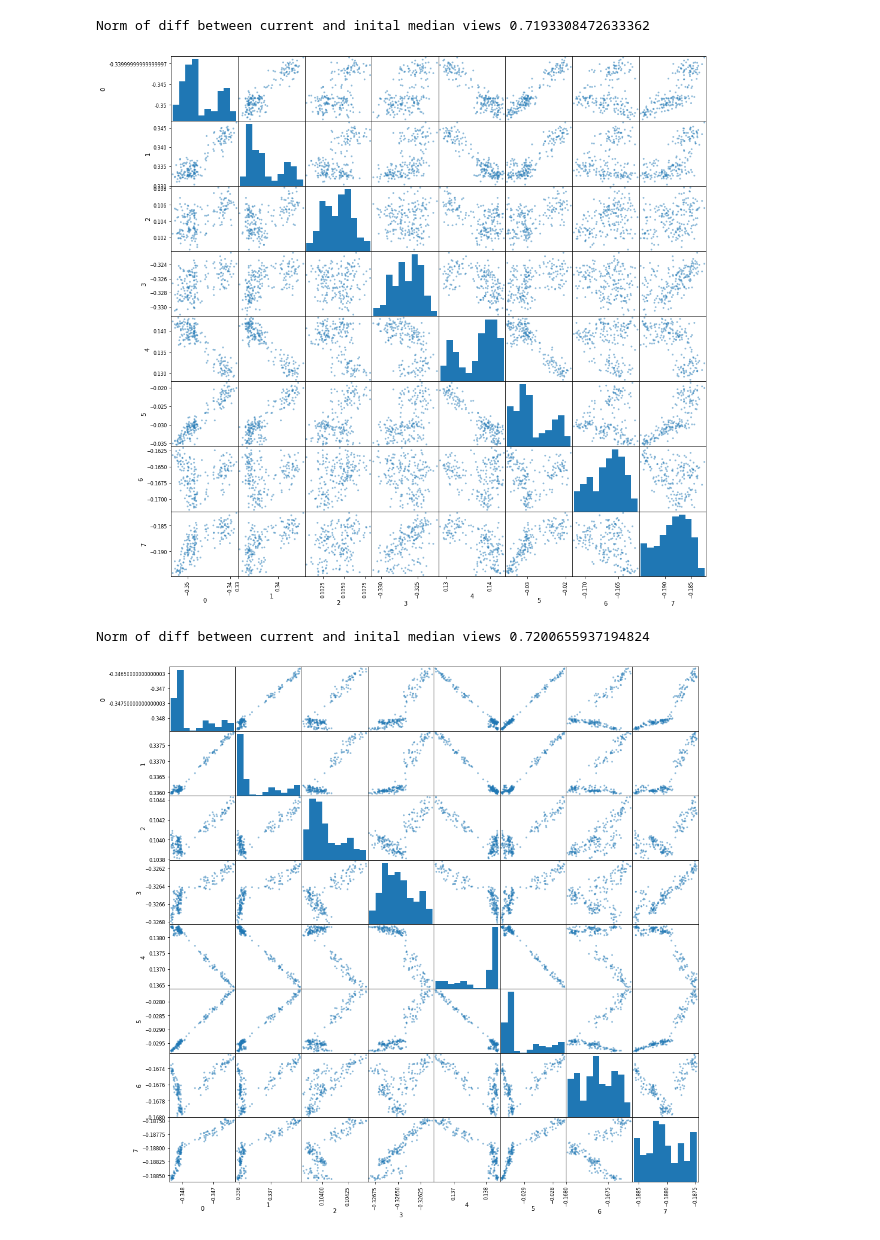
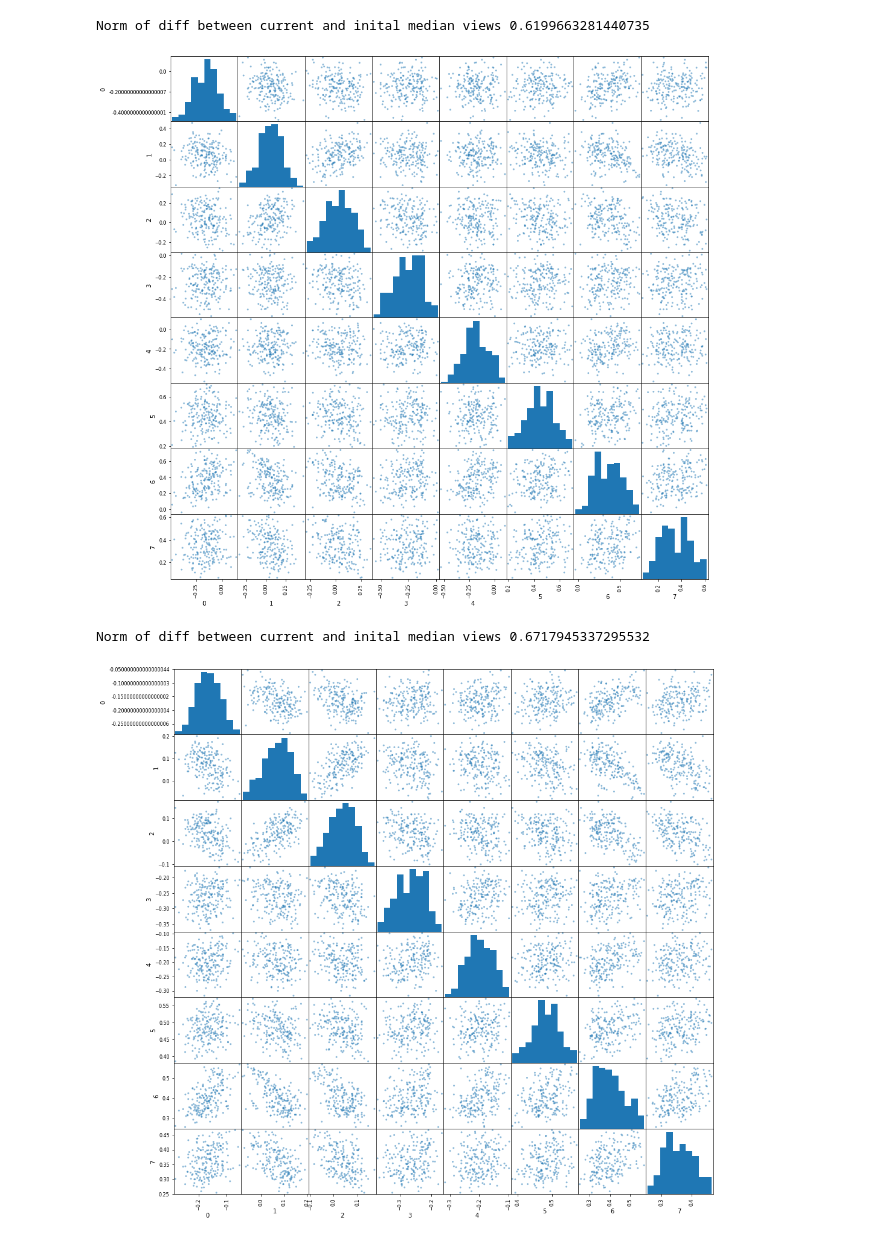
Before and after one commit to e-hall-hoffarth/bayesian_polarisation, a Jupyter notebook: bayesian_polariasation.ipynb, the cells around one changed output. Drawn from its saved outputs; the diff is of its cells as text; code cells hidden in the pictures.

Commit message:
Add outgroup to notebook

```diff
--- a/bayesian_polariasation.ipynb
+++ b/bayesian_polariasation.ipynb
@@ -5,17 +5,15 @@ import numpy as np
 import pandas as pd
 import matplotlib.pyplot as plt
 # %%
-@jax.tree_util.Partial(jax.jit, static_argnums=(2, 3, 4, 5))
-def update_views(i, view_mat, n_agents, n_considered, extreme_bias, dist_ord):
-    js = get_considered(i, key, view_mat, n_agents, n_considered, extreme_bias, dist_ord)
+@jax.tree_util.Partial(jax.jit, static_argnums=(2, 3, 4, 5, 6))
+def update_views(i, view_mat, alpha, n_agents, n_considered, extreme_bias, dist_ord):
+    I = get_ingroup(i, key, view_mat, n_agents, n_considered, extreme_bias, dist_ord)
+    O = get_outgroup(i, key, view_mat, n_agents, n_considered, extreme_bias, dist_ord)
     own_views = view_mat[i]
-    other_views = view_mat[js]
+    ingroup_views = view_mat[I]
+    outgroup_views = view_mat[O]
 
-#     diff = own_views - other_views
-#     prob = 1 - jax.nn.sigmoid(jnp.sum(diff * diff, axis=1)).reshape(-1, 1)
-#     other_views = other_views * prob
-
-    return (own_views + ((jnp.mean(other_views, axis=0) - own_views) / 2))
+    return own_views + ((jnp.mean(ingroup_views, axis=0) - own_views) / 4) - alpha * ((jnp.mean(outgroup_views, axis=0) - own_views) / 4)
 
 
 @jax.jit
@@ -39,10 +37,19 @@ def get_norms(view_mat):
 
 
 @jax.tree_util.Partial(jax.jit, static_argnums=(3, 4, 5, 6))
-def get_considered(i, key, view_mat, n_agents, n_considered, extreme_bias, dist_ord):
+def get_ingroup(i, key, view_mat, n_agents, n_considered, extreme_bias, dist_ord):
     d = get_distances(i, view_mat, n_agents, dist_ord)
     norms = get_norms(view_mat)
     prob = 1/(jnp.power(d, 1.) + 1e-10) * jnp.power(norms, extreme_bias)
+    prob = normalize(prob.at[i].set(0))
+    return jax.random.choice(key, jnp.arange(n_agents), shape=(n_considered,), p=prob, replace=False)
+
+
+@jax.tree_util.Partial(jax.jit, static_argnums=(3, 4, 5, 6))
+def get_outgroup(i, key, view_mat, n_agents, n_considered, extreme_bias, dist_ord):
+    d = get_distances(i, view_mat, n_agents, dist_ord)
+    norms = get_norms(view_mat)
+    prob = jnp.power(d, 2.) * jnp.power(norms, extreme_bias)
     prob = normalize(prob.at[i].set(0))
     return jax.random.choice(key, jnp.arange(n_agents), shape=(n_considered,), p=prob, replace=False)
 
@@ -54,13 +61,13 @@ def randomize(view_mat, n_replace):
     return view_mat
 
 
-def iterate(view_mat, i, n_iter, n_agents, n_considered, n_replace, n_views, extreme_bias, dist_ord):
+def iterate(view_mat, i, alpha, n_iter, n_agents, n_considered, n_replace, n_views, extreme_bias, dist_ord):
     for k in range(n_iter):
         keys = jnp.array([jax.random.PRNGKey(i) for i in np.random.randint(1, 1000000, (n_agents,))])
         if n_replace:
-            view_mat = randomize(jnp.squeeze(jax.vmap(update_views, in_axes=(0, None, None, None, None, None))(jnp.arange(n_agents), view_mat, n_agents, n_considered, extreme_bias, dist_ord)), n_replace)
+            view_mat = randomize(jnp.squeeze(jax.vmap(update_views, in_axes=(0, None, None, None, None, None, None))(jnp.arange(n_agents), view_mat, alpha, n_agents, n_considered, extreme_bias, dist_ord)), n_replace)
         else:
-            view_mat = jnp.squeeze(jax.vmap(update_views, in_axes=(0, None, None, None, None, None))(jnp.arange(n_agents), view_mat, n_agents, n_considered, extreme_bias, dist_ord))
+            view_mat = jnp.squeeze(jax.vmap(update_views, in_axes=(0, None, None, None, None, None, None))(jnp.arange(n_agents), view_mat, alpha, n_agents, n_considered, extreme_bias, dist_ord))
 
 
     fig = pd.plotting.scatter_matrix(pd.DataFrame(view_mat), figsize=(16, 16))
@@ -79,6 +86,7 @@ n_views = 8
 n_iter = 5
 extreme_bias = 1.5
 dist_ord = 1/2
+alpha = 0.2
 
 i = 0
 view_mat = jax.random.normal(key, (n_agents, n_views))
@@ -91,3 +99,3 @@ plt.savefig(f'./latex/images/{n_agents}_{n_considered}_{n_replace}_{n_views}_{i}
 # %%
-view_mat, i = iterate(view_mat, i, n_iter, n_agents, n_considered, n_replace, n_views, extreme_bias, dist_ord)
+view_mat, i = iterate(view_mat, i, alpha, n_iter, n_agents, n_considered, n_replace, n_views, extreme_bias, dist_ord)
 # %% [output]
@@ -96,11 +104,11 @@ Norm of diff between current and inital median views 0.6933799982070923
 # %%
-view_mat, i = iterate(view_mat, i, n_iter, n_agents, n_considered, n_replace, n_views, extreme_bias, dist_ord)
+view_mat, i = iterate(view_mat, i, alpha, n_iter, n_agents, n_considered, n_replace, n_views, extreme_bias, dist_ord)
 # %% [output]
-Norm of diff between current and inital median views 0.7193308472633362
+Norm of diff between current and inital median views 0.6199663281440735
-[figure, old version]
+[figure, new version]
 # %%
-view_mat, i = iterate(view_mat, i, n_iter, n_agents, n_considered, n_replace, n_views, extreme_bias, dist_ord)
+view_mat, i = iterate(view_mat, i, alpha, n_iter, n_agents, n_considered, n_replace, n_views, extreme_bias, dist_ord)
 # %% [output]
-Norm of diff between current and inital median views 0.7200655937194824
+Norm of diff between current and inital median views 0.6717945337295532
-[figure, old version]
+[figure, new version]
 # %%
```
Also changed, not shown: parts of 6 cells of this notebook.
